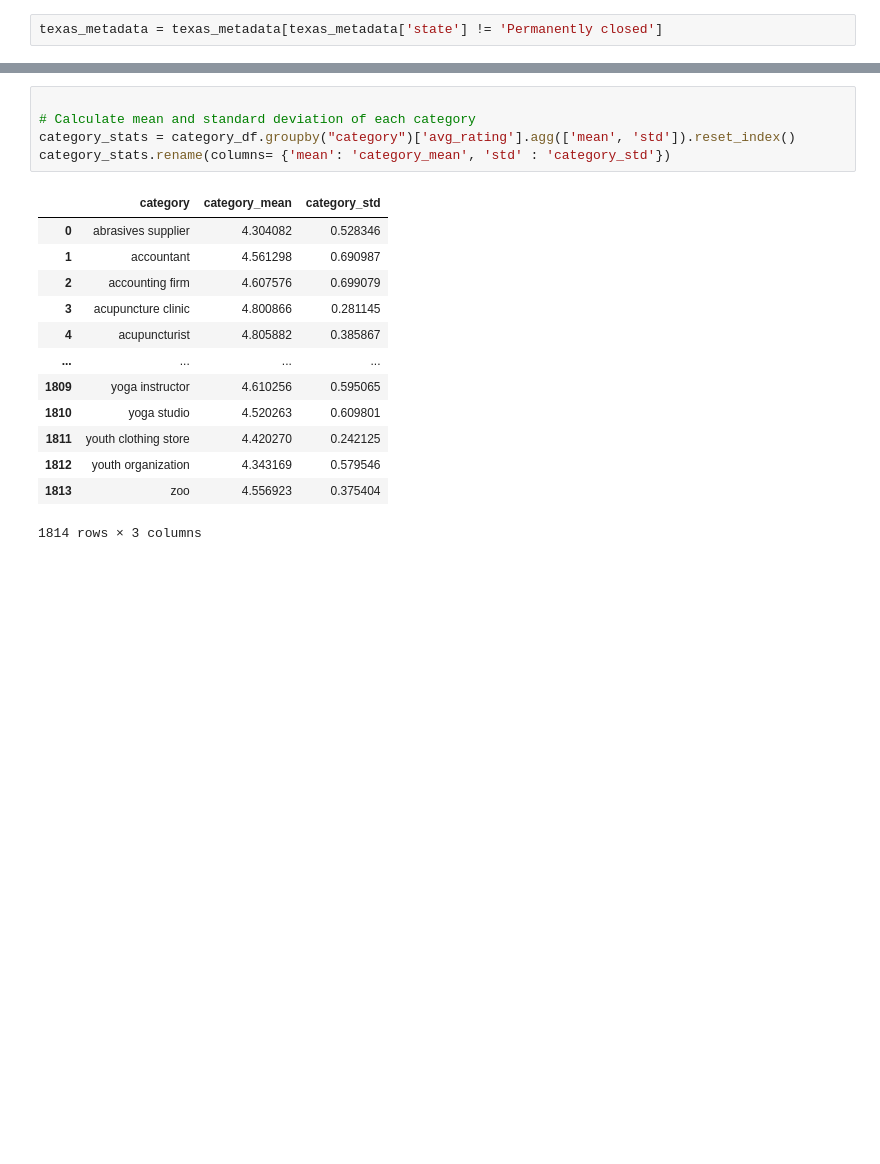
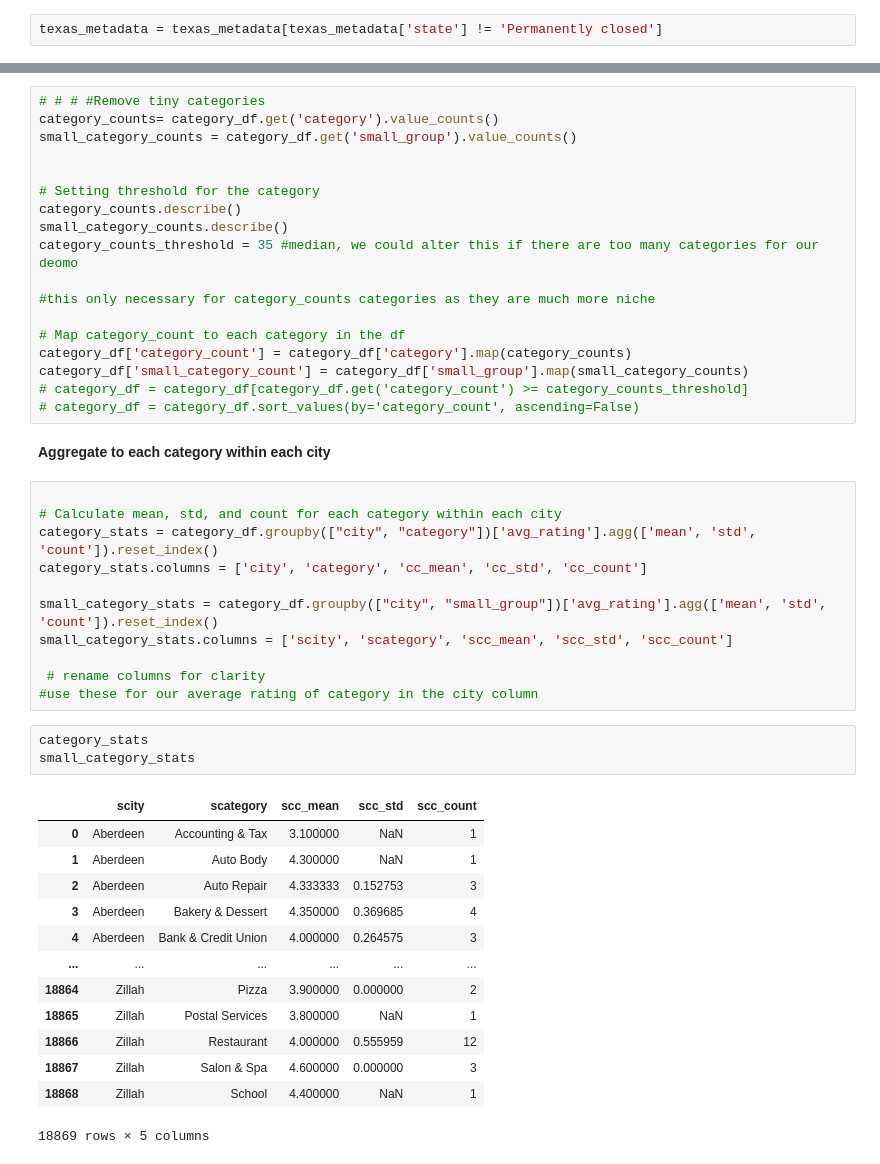
Before and after one commit to Dhrutube/DS3-LocalLens, a Jupyter notebook: Normalizing_Review_Culture.ipynb, the cells around one changed output, grey strips where cells are left out. Drawn from its saved outputs; the diff is of its cells as text; blank space fills up the shorter version.

```diff
--- a/Normalizing_Review_Culture.ipynb
+++ b/Normalizing_Review_Culture.ipynb
@@ -69,21 +236,50 @@ category_df = category_df.sort_values(by='category_count', ascending=False)
+# %%
+# # # #Remove tiny categories
+category_counts= category_df.get('category').value_counts()
+small_category_counts = category_df.get('small_group').value_counts()
+
+
+# Setting threshold for the category
+category_counts.describe()
+small_category_counts.describe()
+category_counts_threshold = 35 #median, we could alter this if there are too many categories for our deomo
+
+#this only necessary for category_counts categories as they are much more niche
+
+# Map category_count to each category in the df
+category_df['category_count'] = category_df['category'].map(category_counts)
+category_df['small_category_count'] = category_df['small_group'].map(small_category_counts)
+# category_df = category_df[category_df.get('category_count') >= category_counts_threshold]
+# category_df = category_df.sort_values(by='category_count', ascending=False)
+# %% [markdown]
+**Aggregate to each category within each city**
 # %%
 
-# Calculate mean and standard deviation of each category
-category_stats = category_df.groupby("category")['avg_rating'].agg(['mean', 'std']).reset_index()
-category_stats.rename(columns= {'mean': 'category_mean', 'std' : 'category_std'})
+# Calculate mean, std, and count for each category within each city
+category_stats = category_df.groupby(["city", "category"])['avg_rating'].agg(['mean', 'std', 'count']).reset_index()
+category_stats.columns = ['city', 'category', 'cc_mean', 'cc_std', 'cc_count']
+
+small_category_stats = category_df.groupby(["city", "small_group"])['avg_rating'].agg(['mean', 'std', 'count']).reset_index()
+small_category_stats.columns = ['scity', 'scategory', 'scc_mean', 'scc_std', 'scc_count']
+
+ # rename columns for clarity
+#use these for our average rating of category in the city column
-# %% [output]
-|  | category | category_mean | category_std |
-| 0 | abrasives supplier | 4.304082 | 0.528346 |
-| 1 | accountant | 4.561298 | 0.690987 |
-| 2 | accounting firm | 4.607576 | 0.699079 |
-| 3 | acupuncture clinic | 4.800866 | 0.281145 |
-| 4 | acupuncturist | 4.805882 | 0.385867 |
-| ... | ... | ... | ... |
-| 1809 | yoga instructor | 4.610256 | 0.595065 |
-| 1810 | yoga studio | 4.520263 | 0.609801 |
-| 1811 | youth clothing store | 4.420270 | 0.242125 |
-| 1812 | youth organization | 4.343169 | 0.579546 |
-| 1813 | zoo | 4.556923 | 0.375404 |
-1814 rows × 3 columns
+# %%
+category_stats
+small_category_stats
+# %% [output]
+|  | scity | scategory | scc_mean | scc_std | scc_count |
+| 0 | Aberdeen | Accounting & Tax | 3.100000 | NaN | 1 |
+| 1 | Aberdeen | Auto Body | 4.300000 | NaN | 1 |
+| 2 | Aberdeen | Auto Repair | 4.333333 | 0.152753 | 3 |
+| 3 | Aberdeen | Bakery & Dessert | 4.350000 | 0.369685 | 4 |
+| 4 | Aberdeen | Bank & Credit Union | 4.000000 | 0.264575 | 3 |
+| ... | ... | ... | ... | ... | ... |
+| 18864 | Zillah | Pizza | 3.900000 | 0.000000 | 2 |
+| 18865 | Zillah | Postal Services | 3.800000 | NaN | 1 |
+| 18866 | Zillah | Restaurant | 4.000000 | 0.555959 | 12 |
+| 18867 | Zillah | Salon & Spa | 4.600000 | 0.000000 | 3 |
+| 18868 | Zillah | School | 4.400000 | NaN | 1 |
+18869 rows × 5 columns
 # %%
 
```
Also changed, not shown: parts of 61 cells of this notebook.
